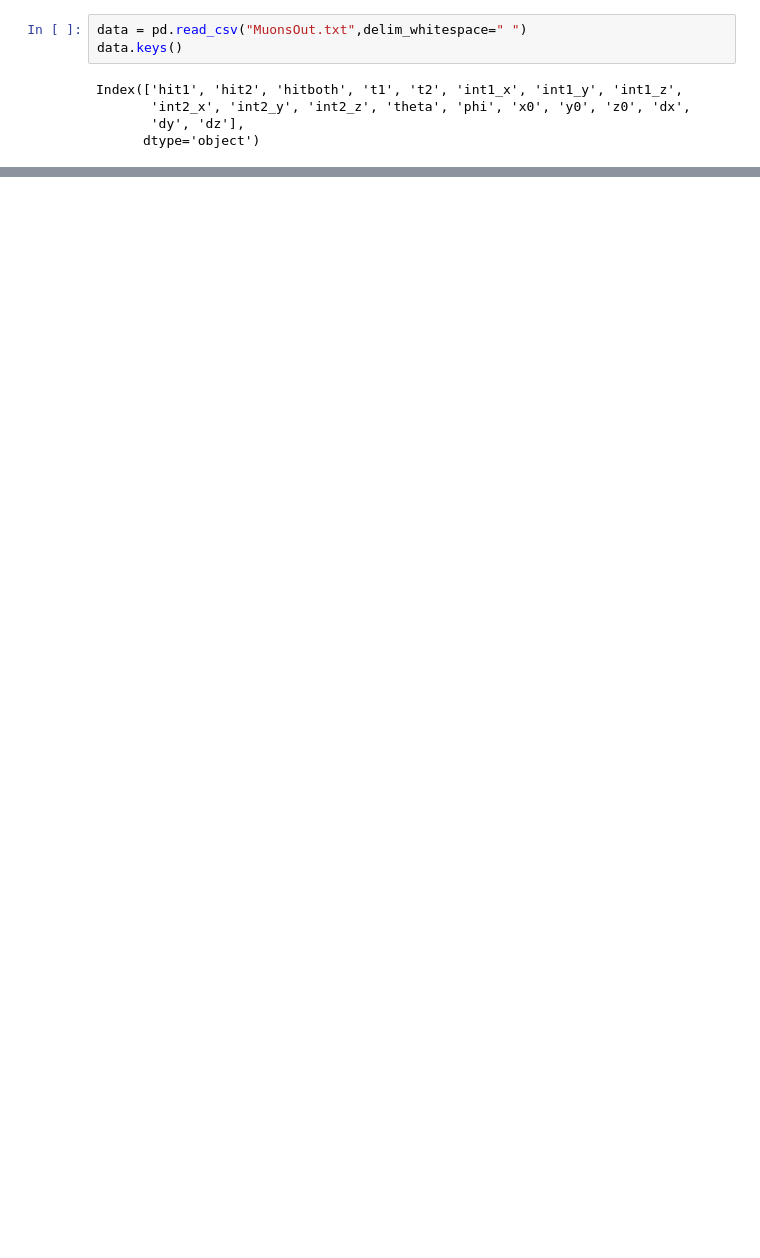
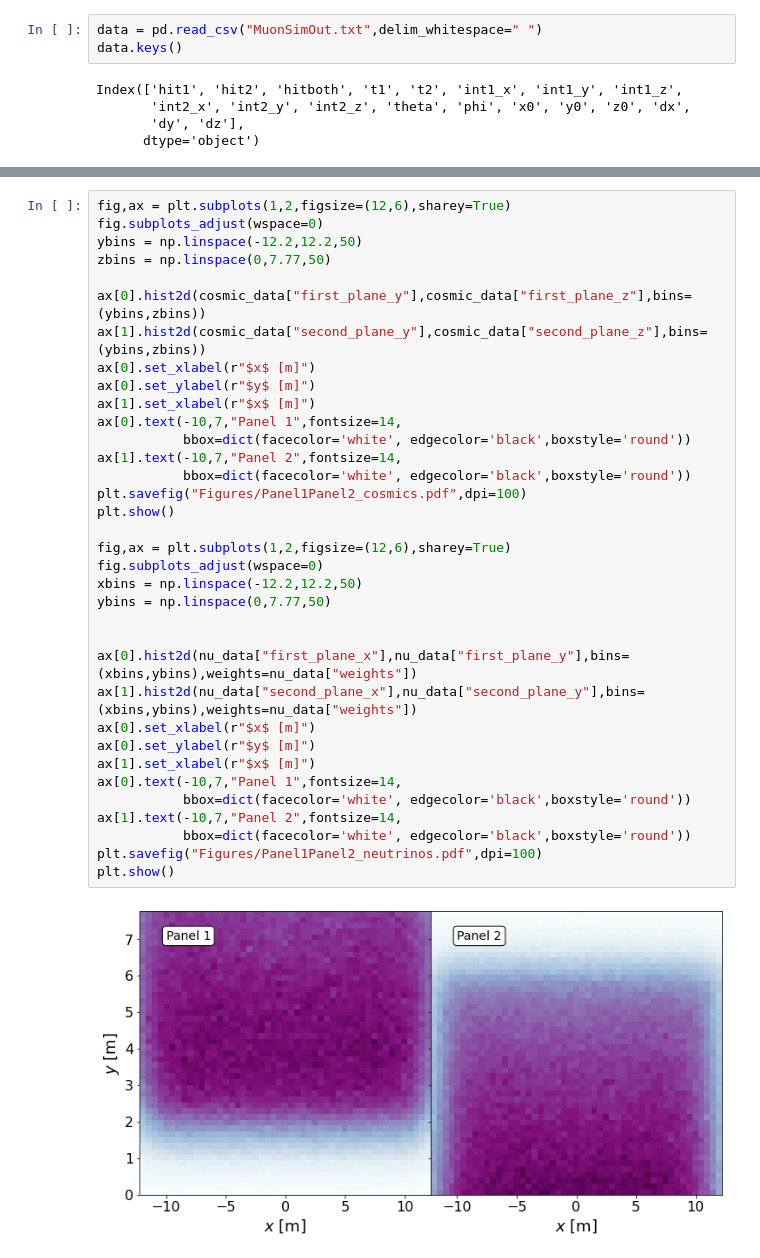
Before and after one commit to nickkamp1/Lake_Geneva_Neutrinos, a Jupyter notebook: Cosmics/SurfaceMuonBackgroundEstimate.ipynb, the cells around one changed output, grey strips where cells are left out. Drawn from its saved outputs; the diff is of its cells as text; blank space fills up the shorter version.

```diff
--- a/Cosmics/SurfaceMuonBackgroundEstimate.ipynb
+++ b/Cosmics/SurfaceMuonBackgroundEstimate.ipynb
@@ -15,5 +42,5 @@ duty_factor = 25*n_bunches / cycle_time
 # %%
-data = pd.read_csv("MuonsOut.txt",delim_whitespace=" ")
+data = pd.read_csv("MuonSimOut.txt",delim_whitespace=" ")
 data.keys()
 # %% [output]
 Index(['hit1', 'hit2', 'hitboth', 't1', 't2', 'int1_x', 'int1_y', 'int1_z',
@@ -108,0 +177,37 @@ muon_x_difference = np.array(first_panel_x) - np.array(second_panel_x)
+# %%
+fig,ax = plt.subplots(1,2,figsize=(12,6),sharey=True)
+fig.subplots_adjust(wspace=0)
+ybins = np.linspace(-12.2,12.2,50)
+zbins = np.linspace(0,7.77,50)
+
+ax[0].hist2d(cosmic_data["first_plane_y"],cosmic_data["first_plane_z"],bins=(ybins,zbins))
+ax[1].hist2d(cosmic_data["second_plane_y"],cosmic_data["second_plane_z"],bins=(ybins,zbins))
+ax[0].set_xlabel(r"$x$ [m]")
+ax[0].set_ylabel(r"$y$ [m]")
+ax[1].set_xlabel(r"$x$ [m]")
+ax[0].text(-10,7,"Panel 1",fontsize=14,
+           bbox=dict(facecolor='white', edgecolor='black',boxstyle='round'))
+ax[1].text(-10,7,"Panel 2",fontsize=14,
+           bbox=dict(facecolor='white', edgecolor='black',boxstyle='round'))
+plt.savefig("Figures/Panel1Panel2_cosmics.pdf",dpi=100)
+plt.show()
+
+fig,ax = plt.subplots(1,2,figsize=(12,6),sharey=True)
+fig.subplots_adjust(wspace=0)
+xbins = np.linspace(-12.2,12.2,50)
+ybins = np.linspace(0,7.77,50)
+
+
+ax[0].hist2d(nu_data["first_plane_x"],nu_data["first_plane_y"],bins=(xbins,ybins),weights=nu_data["weights"])
+ax[1].hist2d(nu_data["second_plane_x"],nu_data["second_plane_y"],bins=(xbins,ybins),weights=nu_data["weights"])
+ax[0].set_xlabel(r"$x$ [m]")
+ax[0].set_ylabel(r"$y$ [m]")
+ax[1].set_xlabel(r"$x$ [m]")
+ax[0].text(-10,7,"Panel 1",fontsize=14,
+           bbox=dict(facecolor='white', edgecolor='black',boxstyle='round'))
+ax[1].text(-10,7,"Panel 2",fontsize=14,
+           bbox=dict(facecolor='white', edgecolor='black',boxstyle='round'))
+plt.savefig("Figures/Panel1Panel2_neutrinos.pdf",dpi=100)
+plt.show()
+# %% [output]
+[figure, added]
```
Also changed, not shown: parts of 24 cells of this notebook, 2 other files.
